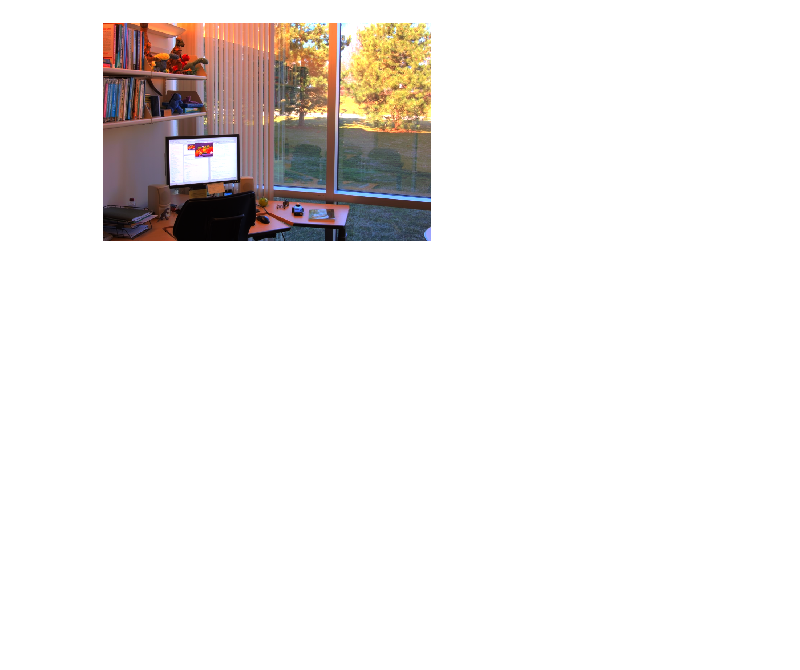
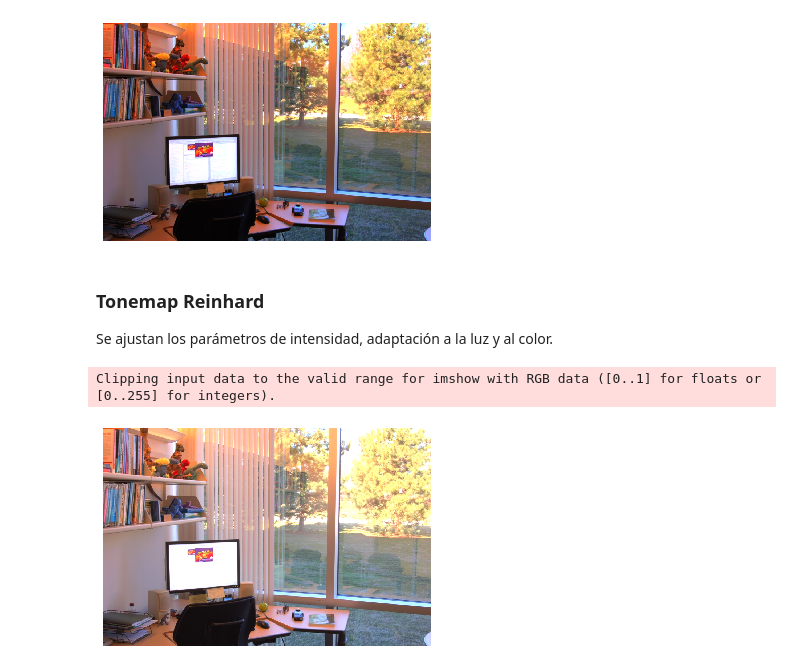
Before and after one commit to asp-image-dsp/image-processing-tp04, a Jupyter notebook: notebooks/ex8.ipynb, the cells around one changed output. Cells and saved outputs as stored; diff of their text form; code cells hidden in the pictures; blank space fills up the shorter version.

```diff
--- a/notebooks/ex8.ipynb
+++ b/notebooks/ex8.ipynb
@@ -79,3 +79,16 @@ plt.show()
 # %% [output]
 Clipping input data to the valid range for imshow with RGB data ([0..1] for floats or [0..255] for integers).
 [figure]
+# %% [markdown]
+### Tonemap Reinhard
+Se ajustan los parámetros de intensidad, adaptación a la luz y al color.
+# %%
+tonemapReinhard = cv.createTonemapReinhard(1.5, -8, 0.7,0)
+ldrReinhard = tonemapReinhard.process(hdr)
+ldrReinhard = 3 * ldrReinhard
+plt.imshow(ldrReinhard)
+plt.axis('off')
+plt.show()
+# %% [output]
+Clipping input data to the valid range for imshow with RGB data ([0..1] for floats or [0..255] for integers).
+[figure, added]
```
Also changed, not shown: parts of 4 cells of this notebook.
